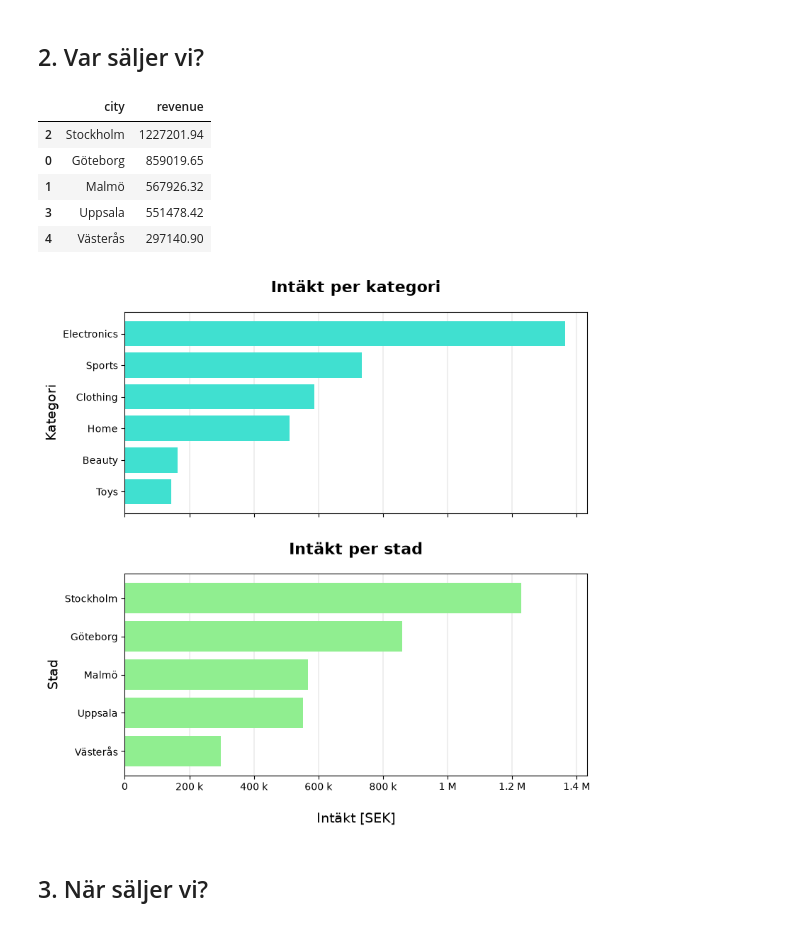
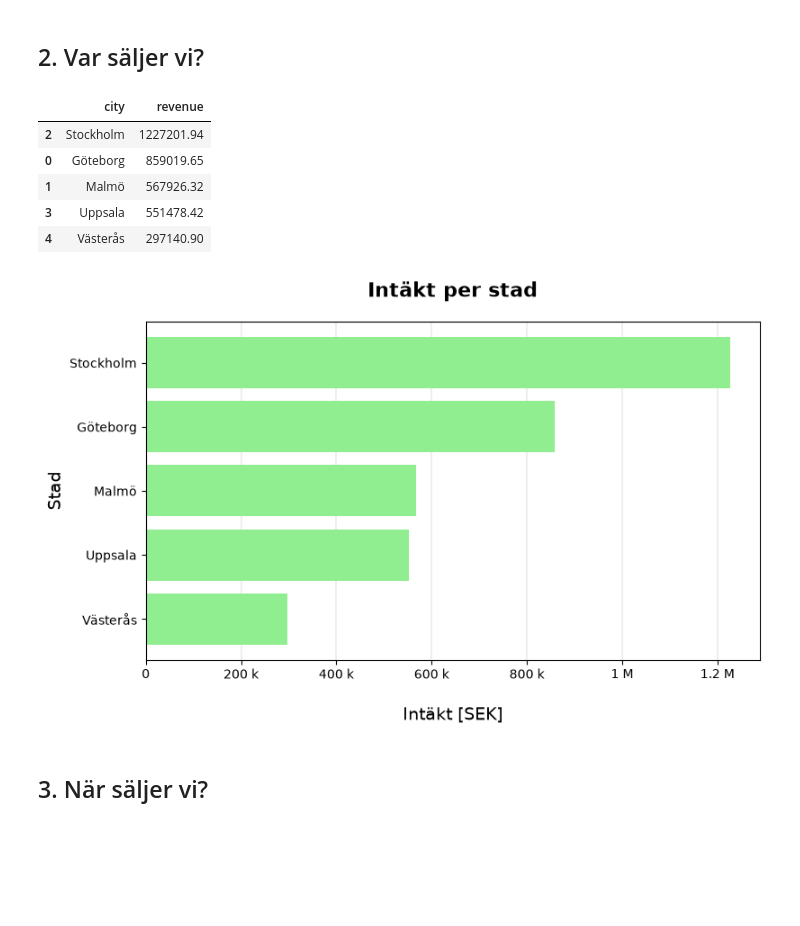
Before and after one commit to jmsedl22/grupp-2-ehandel, a Jupyter notebook: notebook/ecommerce_sales.ipynb, the cells around one changed output. Drawn from its saved outputs; the diff is of its cells as text; code cells hidden in the pictures; blank space fills up the shorter version.

Commit message:
Changed plot_revenue_category_city (#97)

```diff
--- a/notebook/ecommerce_sales.ipynb
+++ b/notebook/ecommerce_sales.ipynb
@@ -63,15 +65,15 @@ display(category_revenue)
 # %%
 city_revenue = analyzer.revenue_by_city()
 display(city_revenue)
-analyzer.plot_revenue_category_city()
+analyzer.plot_revenue_city()
 # %% [output]
 |  | city | revenue |
 | 2 | Stockholm | 1227201.94 |
 | 0 | Göteborg | 859019.65 |
 | 1 | Malmö | 567926.32 |
 | 3 | Uppsala | 551478.42 |
 | 4 | Västerås | 297140.90 |
-[figure, old version]
+[figure, new version]
 # %% [markdown]
 ## 3. När säljer vi?
 # %%
```
Also changed, not shown: parts of 2 cells of this notebook, 2 other files.
